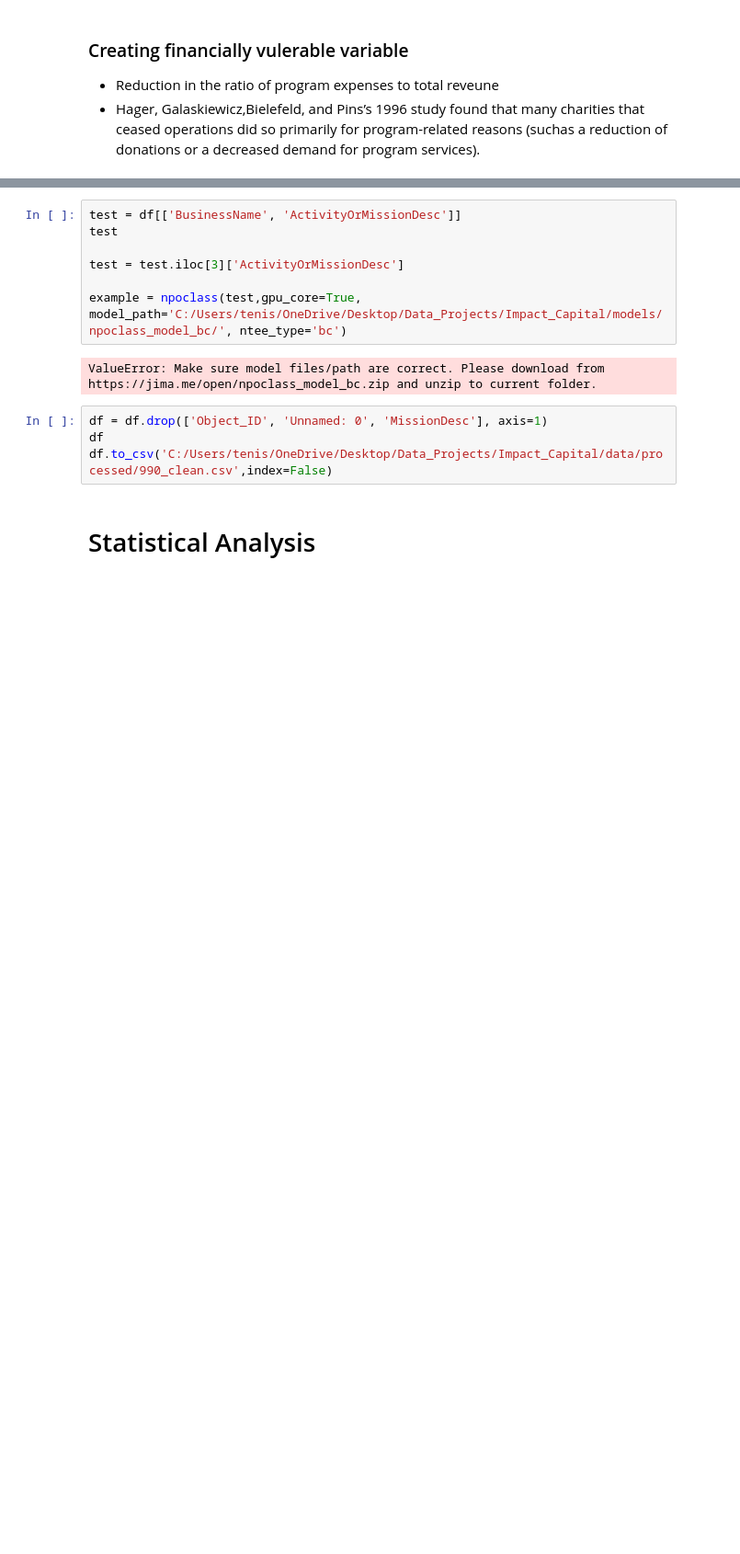
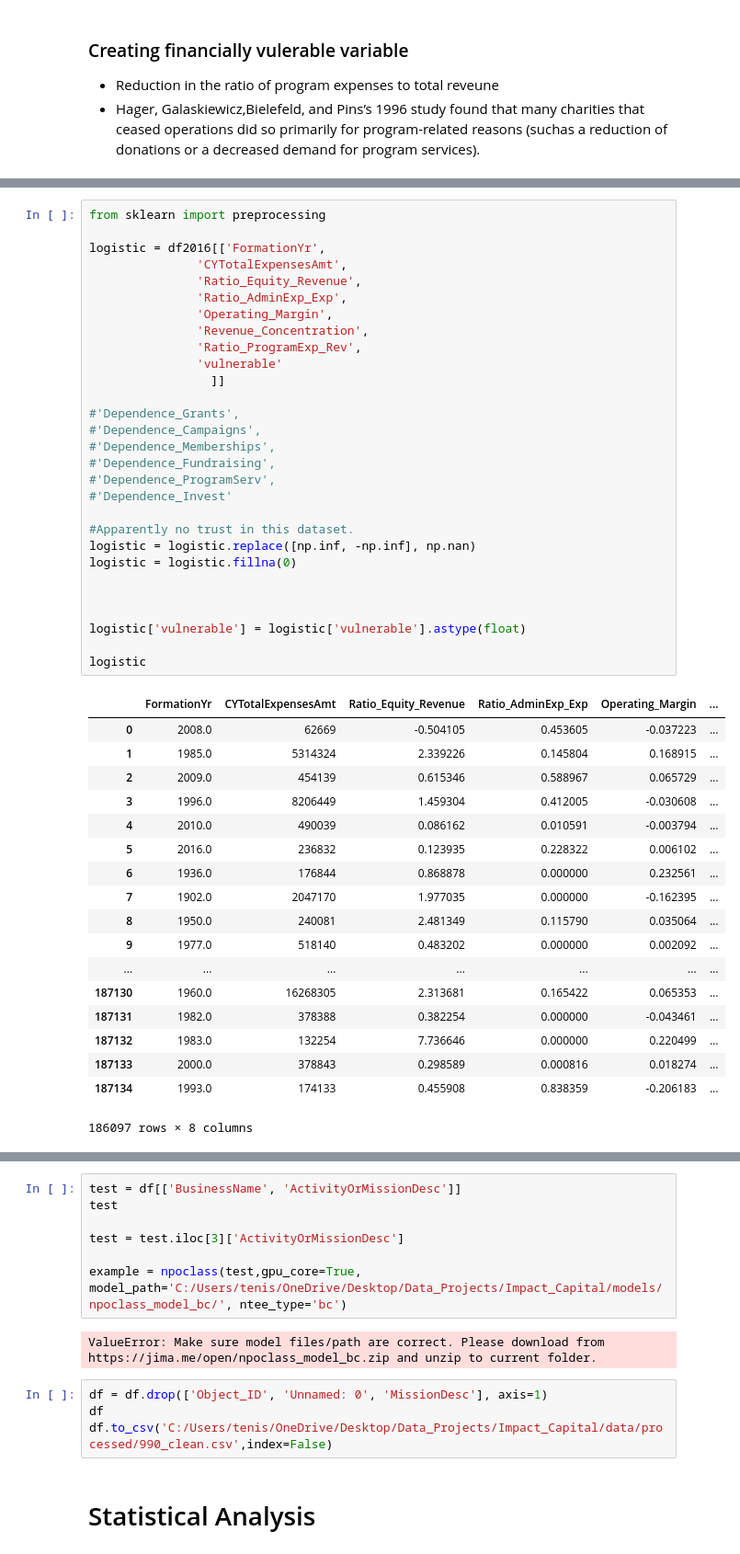
Before and after one commit to ethantenison/Impact_Capital, a Jupyter notebook: notebooks/990master.ipynb, the cells around one changed output, grey strips where cells are left out. Shown at 92% size. Saved outputs shown, nothing was run; the diff lists cells and outputs as text; blank space fills up the shorter version.

```diff
--- a/notebooks/990master.ipynb
+++ b/notebooks/990master.ipynb
@@ -485,0 +566,48 @@ df
+# %%
+from sklearn import preprocessing
+
+logistic = df2016[['FormationYr',
+               'CYTotalExpensesAmt',
+               'Ratio_Equity_Revenue',
+               'Ratio_AdminExp_Exp',
+               'Operating_Margin',
+               'Revenue_Concentration',
+               'Ratio_ProgramExp_Rev',
+               'vulnerable'
+                 ]]
+
+#'Dependence_Grants',
+#'Dependence_Campaigns',
+#'Dependence_Memberships',
+#'Dependence_Fundraising',
+#'Dependence_ProgramServ',
+#'Dependence_Invest'
+
+#Apparently no trust in this dataset.
+logistic = logistic.replace([np.inf, -np.inf], np.nan)
+logistic = logistic.fillna(0)
+
+
+
+logistic['vulnerable'] = logistic['vulnerable'].astype(float)
+
+logistic
+# %% [output]
+|  | FormationYr | CYTotalExpensesAmt | Ratio_Equity_Revenue | Ratio_AdminExp_Exp | Operating_Margin | ... |
+| 0 | 2008.0 | 62669 | -0.504105 | 0.453605 | -0.037223 | ... |
+| 1 | 1985.0 | 5314324 | 2.339226 | 0.145804 | 0.168915 | ... |
+| 2 | 2009.0 | 454139 | 0.615346 | 0.588967 | 0.065729 | ... |
+| 3 | 1996.0 | 8206449 | 1.459304 | 0.412005 | -0.030608 | ... |
+| 4 | 2010.0 | 490039 | 0.086162 | 0.010591 | -0.003794 | ... |
+| 5 | 2016.0 | 236832 | 0.123935 | 0.228322 | 0.006102 | ... |
+| 6 | 1936.0 | 176844 | 0.868878 | 0.000000 | 0.232561 | ... |
+| 7 | 1902.0 | 2047170 | 1.977035 | 0.000000 | -0.162395 | ... |
+| 8 | 1950.0 | 240081 | 2.481349 | 0.115790 | 0.035064 | ... |
+| 9 | 1977.0 | 518140 | 0.483202 | 0.000000 | 0.002092 | ... |
+| ... | ... | ... | ... | ... | ... | ... |
+| 187130 | 1960.0 | 16268305 | 2.313681 | 0.165422 | 0.065353 | ... |
+| 187131 | 1982.0 | 378388 | 0.382254 | 0.000000 | -0.043461 | ... |
+| 187132 | 1983.0 | 132254 | 7.736646 | 0.000000 | 0.220499 | ... |
+| 187133 | 2000.0 | 378843 | 0.298589 | 0.000816 | 0.018274 | ... |
+| 187134 | 1993.0 | 174133 | 0.455908 | 0.838359 | -0.206183 | ... |
+186097 rows × 8 columns
```
Also changed, not shown: parts of 16 cells of this notebook.
